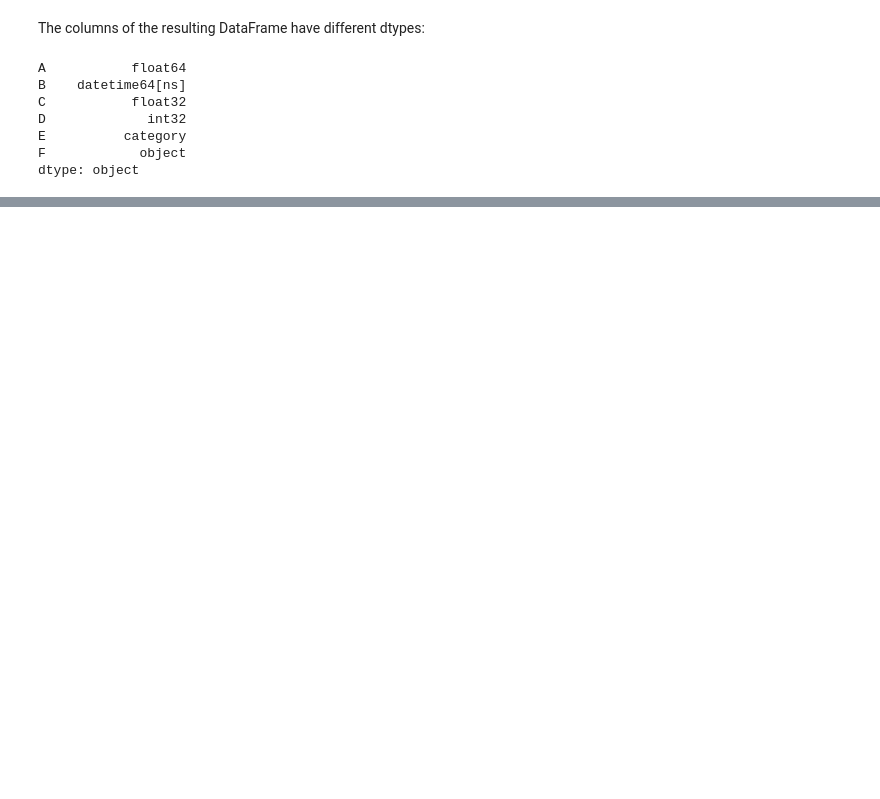
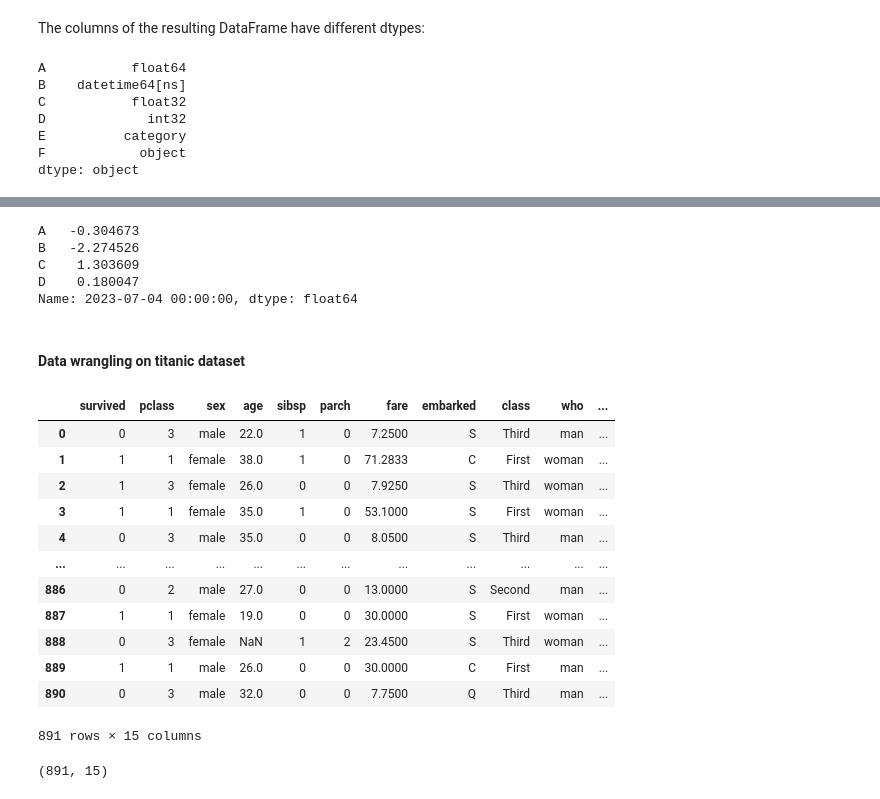
Before and after one commit to UzairHussain193/DataScience_with_Python, a Jupyter notebook: Chilla_2023/10_mins_Pandas/10_mins_pandas.ipynb, the cells around one changed output, grey strips where cells are left out. Saved outputs shown, nothing was run; the diff lists cells and outputs as text; code cells hidden in the pictures; blank space fills up the shorter version.

```diff
--- a/Chilla_2023/10_mins_Pandas/10_mins_pandas.ipynb
+++ b/Chilla_2023/10_mins_Pandas/10_mins_pandas.ipynb
@@ -82,0 +364,33 @@ dtype: object
+# %%
+# it will gives value at index 3
+df.iloc[3]
+# %% [output]
+A   -0.304673
+B   -2.274526
+C    1.303609
+D    0.180047
+Name: 2023-07-04 00:00:00, dtype: float64
+# %% [markdown]
+#### Data wrangling on titanic dataset
+# %%
+import seaborn as sns
+kashti = sns.load_dataset("titanic")
+kashti
+# %% [output]
+|  | survived | pclass | sex | age | sibsp | parch | fare | embarked | class | who | ... |
+| 0 | 0 | 3 | male | 22.0 | 1 | 0 | 7.2500 | S | Third | man | ... |
+| 1 | 1 | 1 | female | 38.0 | 1 | 0 | 71.2833 | C | First | woman | ... |
+| 2 | 1 | 3 | female | 26.0 | 0 | 0 | 7.9250 | S | Third | woman | ... |
+| 3 | 1 | 1 | female | 35.0 | 1 | 0 | 53.1000 | S | First | woman | ... |
+| 4 | 0 | 3 | male | 35.0 | 0 | 0 | 8.0500 | S | Third | man | ... |
+| ... | ... | ... | ... | ... | ... | ... | ... | ... | ... | ... | ... |
+| 886 | 0 | 2 | male | 27.0 | 0 | 0 | 13.0000 | S | Second | man | ... |
+| 887 | 1 | 1 | female | 19.0 | 0 | 0 | 30.0000 | S | First | woman | ... |
+| 888 | 0 | 3 | female | NaN | 1 | 2 | 23.4500 | S | Third | woman | ... |
+| 889 | 1 | 1 | male | 26.0 | 0 | 0 | 30.0000 | C | First | man | ... |
+| 890 | 0 | 3 | male | 32.0 | 0 | 0 | 7.7500 | Q | Third | man | ... |
+891 rows × 15 columns
+# %%
+kashti.shape
+# %% [output]
+(891, 15)
```
Also changed, not shown: parts of 33 cells of this notebook.
